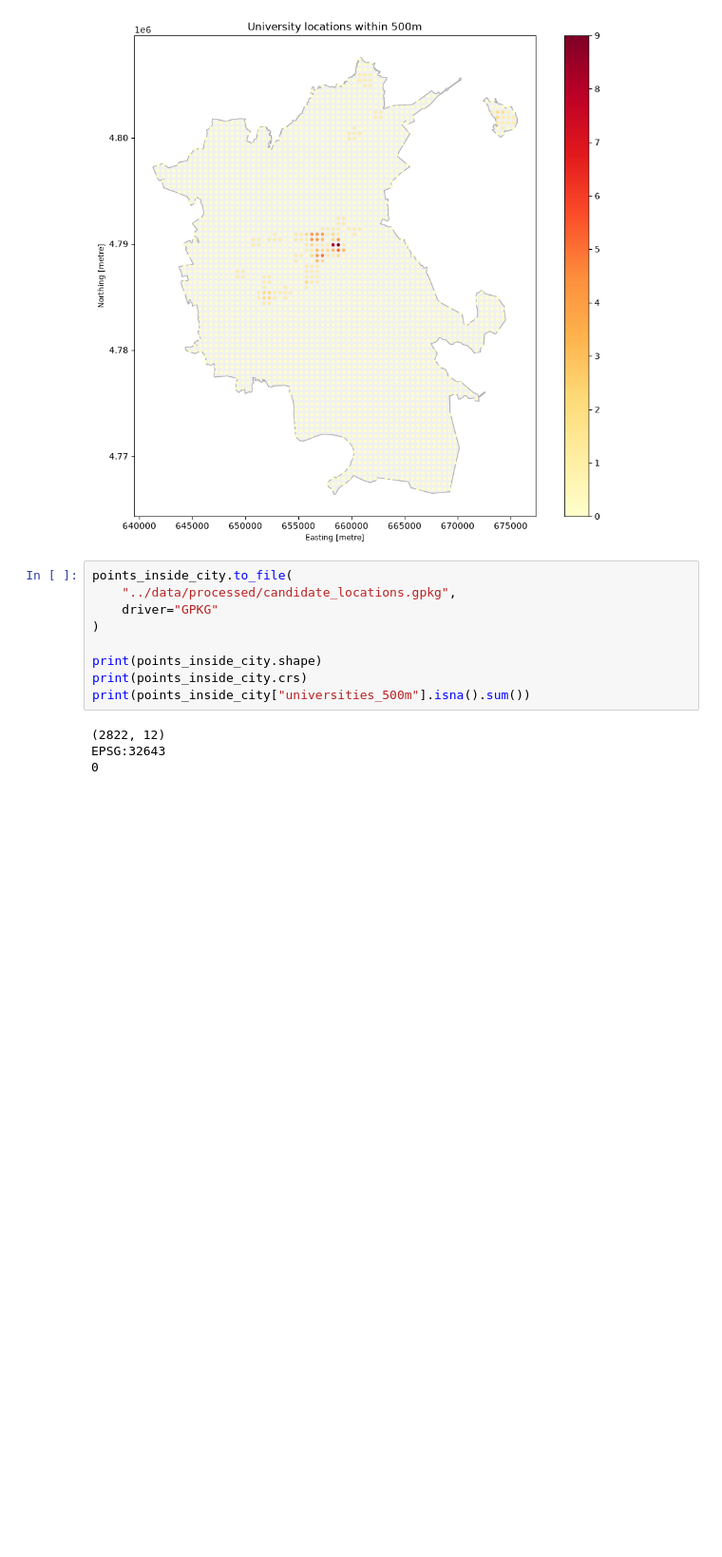
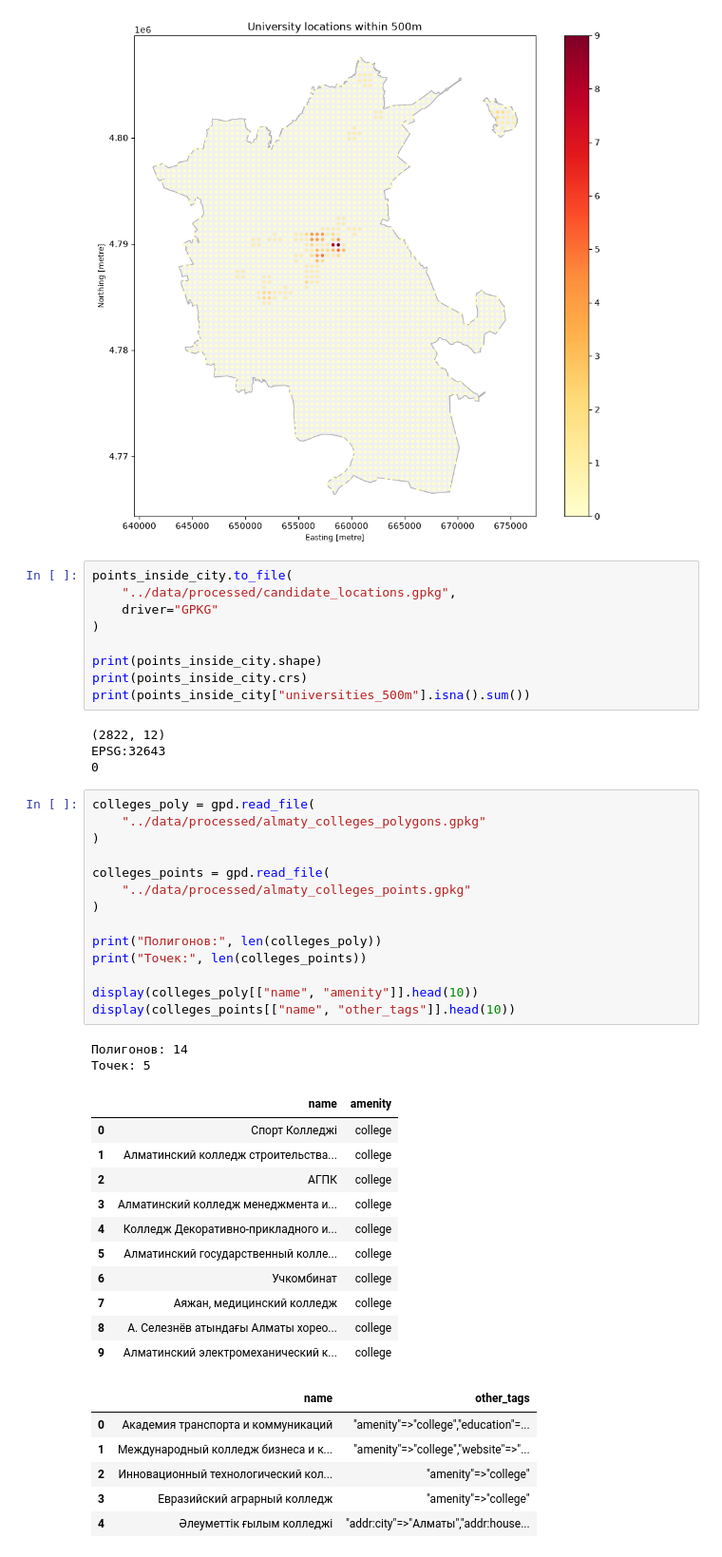
Before and after one commit to muenjmtst/business-location-ai, a Jupyter notebook: notebooks/02_candidate_locations.ipynb, the cells around one changed output. Shown at 95% size. Saved outputs shown, nothing was run; the diff lists cells and outputs as text; blank space fills up the shorter version.

```diff
--- a/notebooks/02_candidate_locations.ipynb
+++ b/notebooks/02_candidate_locations.ipynb
@@ -1649,3 +1649,37 @@ print(points_inside_city["universities_500m"].isna().sum())
 (2822, 12)
 EPSG:32643
 0
+# %%
+colleges_poly = gpd.read_file(
+    "../data/processed/almaty_colleges_polygons.gpkg"
+)
+
+colleges_points = gpd.read_file(
+    "../data/processed/almaty_colleges_points.gpkg"
+)
+
+print("Полигонов:", len(colleges_poly))
+print("Точек:", len(colleges_points))
+
+display(colleges_poly[["name", "amenity"]].head(10))
+display(colleges_points[["name", "other_tags"]].head(10))
+# %% [output]
+Полигонов: 14
+Точек: 5
+|  | name | amenity |
+| 0 | Спорт Колледжі | college |
+| 1 | Алматинский колледж строительства... | college |
+| 2 | АГПК | college |
+| 3 | Алматинский колледж менеджмента и... | college |
+| 4 | Колледж Декоративно-прикладного и... | college |
+| 5 | Алматинский государственный колле... | college |
+| 6 | Учкомбинат | college |
+| 7 | Аяжан, медицинский колледж | college |
+| 8 | А. Селезнёв атындағы Алматы хорео... | college |
+| 9 | Алматинский электромеханический к... | college |
+|  | name | other_tags |
+| 0 | Академия транспорта и коммуникаций | "amenity"=>"college","education"=... |
+| 1 | Международный колледж бизнеса и к... | "amenity"=>"college","website"=>"... |
+| 2 | Инновационный технологический кол... | "amenity"=>"college" |
+| 3 | Евразийский аграрный колледж | "amenity"=>"college" |
+| 4 | Әлеуметтік ғылым колледжі | "addr:city"=>"Алматы","addr:house... |
```
Also changed, not shown: parts of 12 cells of this notebook.
